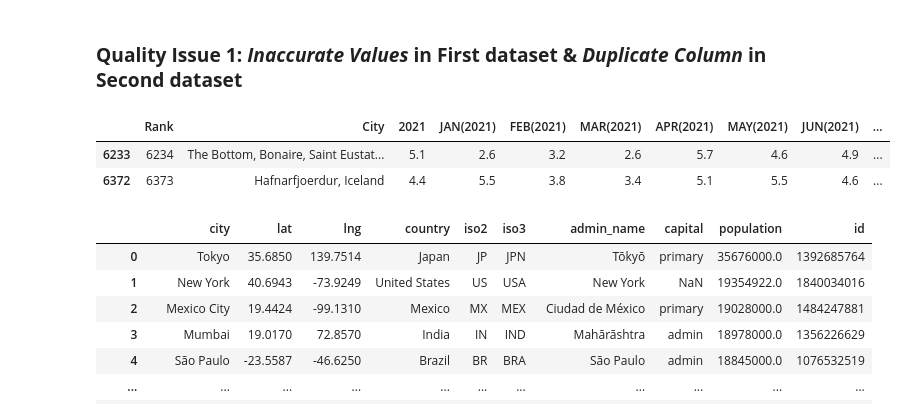
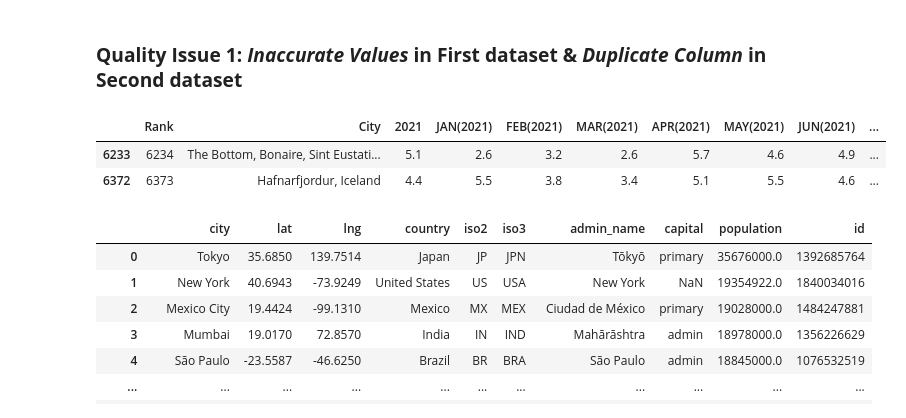
Before and after one commit to jwGitHub9860/Real_World_Data_Wrangling_with_Python, a Jupyter notebook: Data_Wrangling_Project_Starter.ipynb, the cells around one changed output. Saved outputs shown, nothing was run; the diff lists cells and outputs as text; code cells hidden in the pictures.

Commit message:
refactor: Refactoring production code
Change code in code cell for cleaning strategy of "Quality Issue 1: Inaccurate Values in First dataset & Duplicate Column in Second dataset" section

```diff
--- a/Data_Wrangling_Project_Starter.ipynb
+++ b/Data_Wrangling_Project_Starter.ipynb
@@ -508,16 +508,15 @@ Edit_df_world_cities_dataset = df_world_cities_dataset.copy() # makes copy of se
 ### **Quality Issue 1: _Inaccurate Values_ in First dataset & _Duplicate Column_ in Second dataset**
 # %%
 # FILL IN - Apply the cleaning strategy
-Cleaned_df_polluted_cities_and_countries.replace('The Bottom, Bonaire, Saint Eustatius and Saba', 'The Bottom, Bonaire, Sint Eustatius and Saba', inplace=True) # replaces 'The Bottom, Bonaire, Saint Eustatius and Saba' with 'The Bottom, Bonaire, Sint Eustatius and Saba' (MUST USE "inplace=True" TO ENSURE DATA FRAME IS MODIFIED)
-Cleaned_df_polluted_cities_and_countries.replace('Hafnarfjoerdur, Iceland', 'Hafnarfjordur, Iceland', inplace=True) # replaces 'Hafnarfjoerdur, Iceland' with 'Hafnarfjordur, Iceland' (MUST USE "inplace=True" TO ENSURE DATA FRAME IS MODIFIED)
+Cleaned_df_polluted_cities_and_countries.replace({'The Bottom, Bonaire, Saint Eustatius and Saba': 'The Bottom, Bonaire, Sint Eustatius and Saba', 'Hafnarfjoerdur, Iceland': 'Hafnarfjordur, Iceland'}, inplace=True, regex=True) # replaces 'The Bottom, Bonaire, Saint Eustatius and Saba' with 'The Bottom, Bonaire, Sint Eustatius and Saba' & 'Hafnarfjoerdur, Iceland' with 'Hafnarfjordur, Iceland' (MUST USE "inplace=True" TO ENSURE DATA FRAME IS MODIFIED) ("regex=True" makes case-sensitive)
 Edit_df_world_cities_dataset.drop(columns=['city_ascii'], inplace=True) # drops or deletes 'city_ascii' column in second dataset (MUST USE "inplace=True" TO ENSURE DATA FRAME IS MODIFIED)
 # %%
 # FILL IN - Validate the cleaning was successful
-df_polluted_cities_and_countries.iloc[[6233, 6372]] # displays rows 6233 and 6372 of first dataset
+Cleaned_df_polluted_cities_and_countries.iloc[[6233, 6372]] # displays rows 6233 and 6372 of first dataset
 # %% [output]
 |  | Rank | City | 2021 | JAN(2021) | FEB(2021) | MAR(2021) | APR(2021) | MAY(2021) | JUN(2021) | ... |
-| 6233 | 6234 | The Bottom, Bonaire, Saint Eustat... | 5.1 | 2.6 | 3.2 | 2.6 | 5.7 | 4.6 | 4.9 | ... |
-| 6372 | 6373 | Hafnarfjoerdur, Iceland | 4.4 | 5.5 | 3.8 | 3.4 | 5.1 | 5.5 | 4.6 | ... |
+| 6233 | 6234 | The Bottom, Bonaire, Sint Eustati... | 5.1 | 2.6 | 3.2 | 2.6 | 5.7 | 4.6 | 4.9 | ... |
+| 6372 | 6373 | Hafnarfjordur, Iceland | 4.4 | 5.5 | 3.8 | 3.4 | 5.1 | 5.5 | 4.6 | ... |
 # %%
 # FILL IN - Validate the cleaning was successful
 Edit_df_world_cities_dataset # displays second dataset
```
Also changed, not shown: parts of 5 cells of this notebook.
